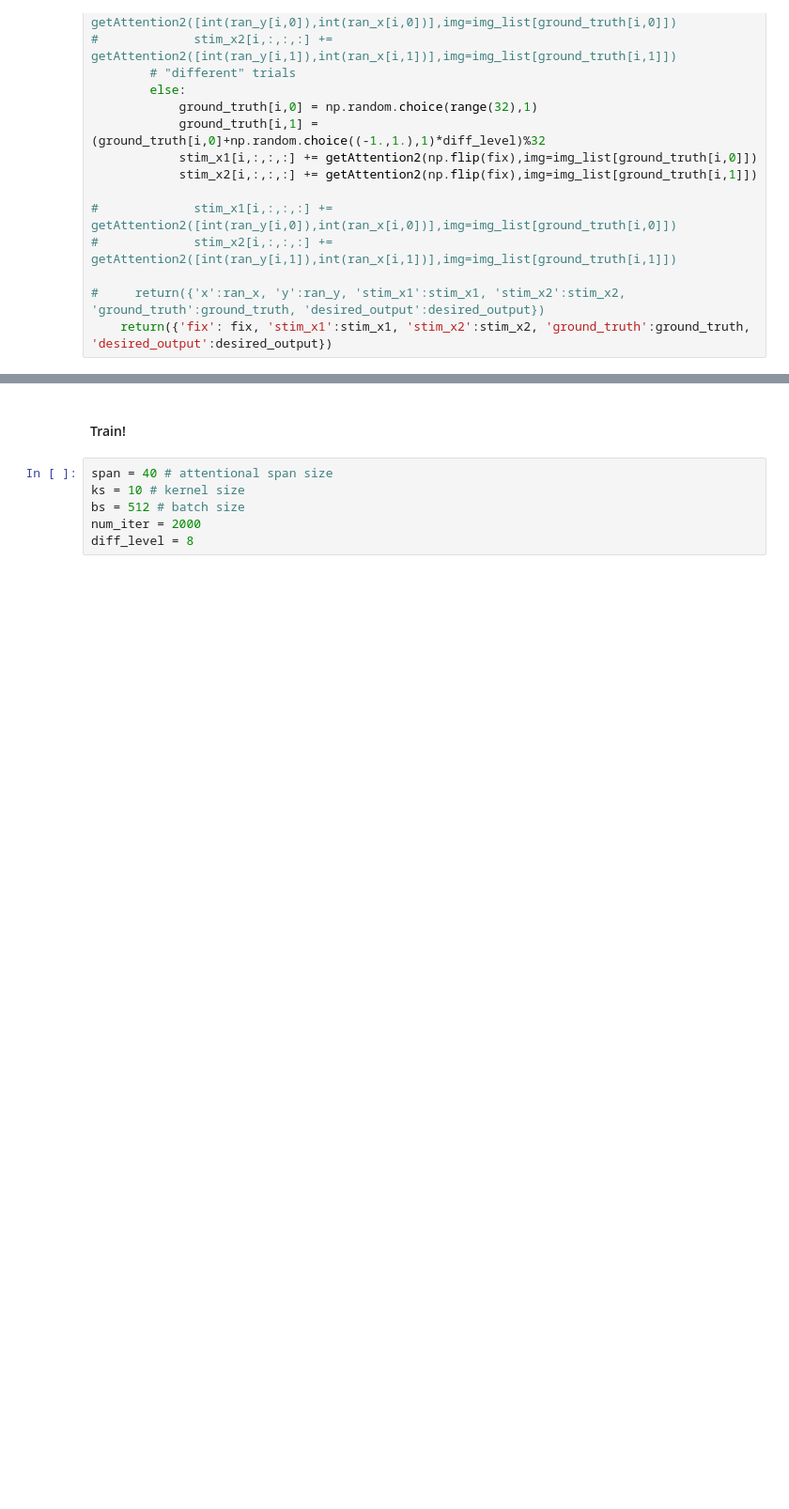
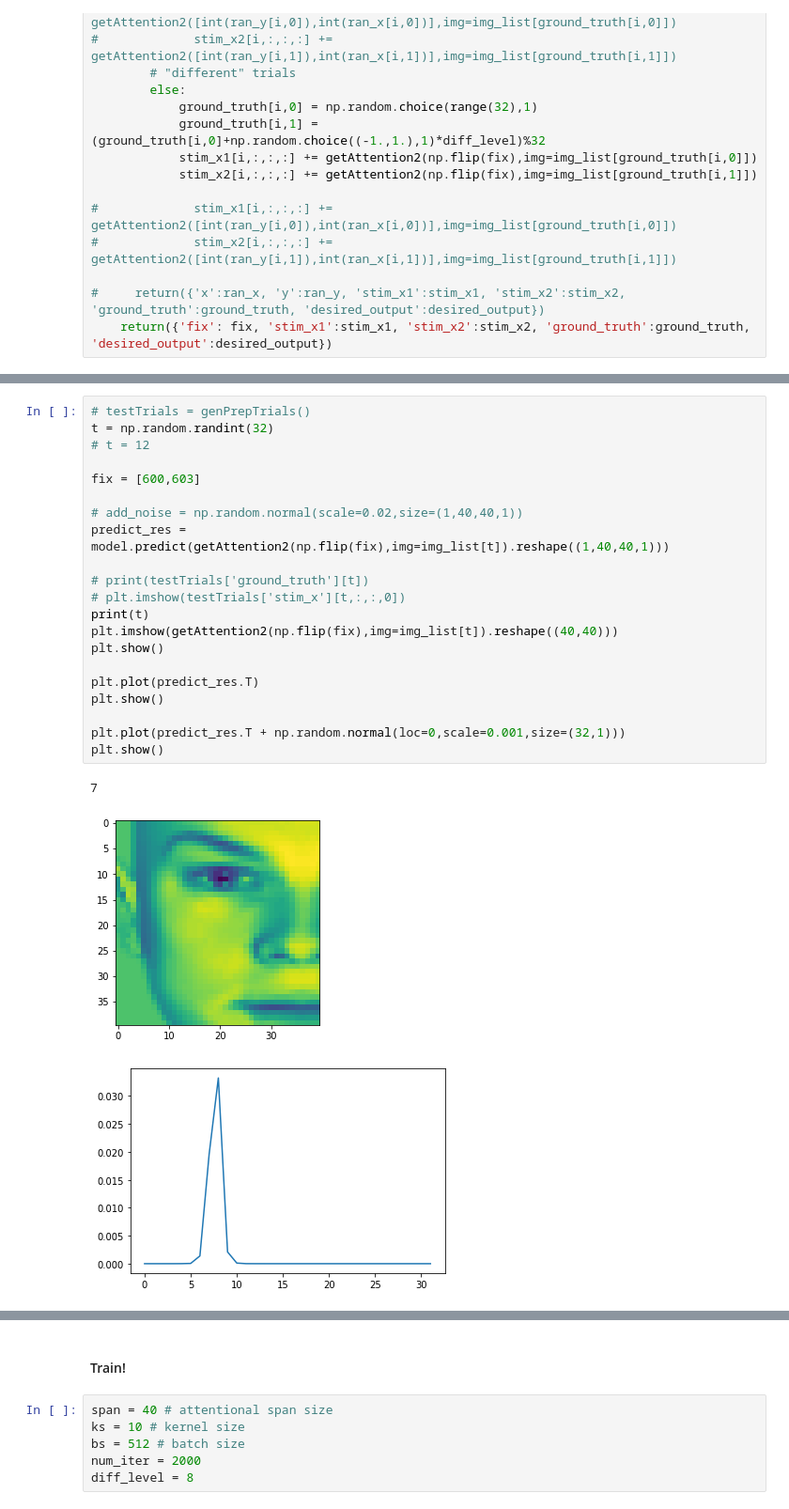
Before and after one commit to hyunwoogu/EyeStrategy, a Jupyter notebook: EyeSequential/Sequential.ipynb, the cells around one changed output, grey strips where cells are left out. Shown at 94% size. Drawn from its saved outputs; the diff is of its cells as text; blank space fills up the shorter version.

```diff
--- a/EyeSequential/Sequential.ipynb
+++ b/EyeSequential/Sequential.ipynb
@@ -198,0 +224,25 @@ plt.show()
+# %%
+# testTrials = genPrepTrials()
+t = np.random.randint(32)
+# t = 12
+
+fix = [600,603]
+
+# add_noise = np.random.normal(scale=0.02,size=(1,40,40,1))
+predict_res = model.predict(getAttention2(np.flip(fix),img=img_list[t]).reshape((1,40,40,1)))
+
+# print(testTrials['ground_truth'][t])
+# plt.imshow(testTrials['stim_x'][t,:,:,0])
+print(t)
+plt.imshow(getAttention2(np.flip(fix),img=img_list[t]).reshape((40,40)))
+plt.show()
+
+plt.plot(predict_res.T)
+plt.show()
+
+plt.plot(predict_res.T + np.random.normal(loc=0,scale=0.001,size=(32,1)))
+plt.show()
+# %% [output]
+7
+[figure, added]
+[figure, added]
```
Also changed, not shown: parts of 31 cells of this notebook, 1 other file.
